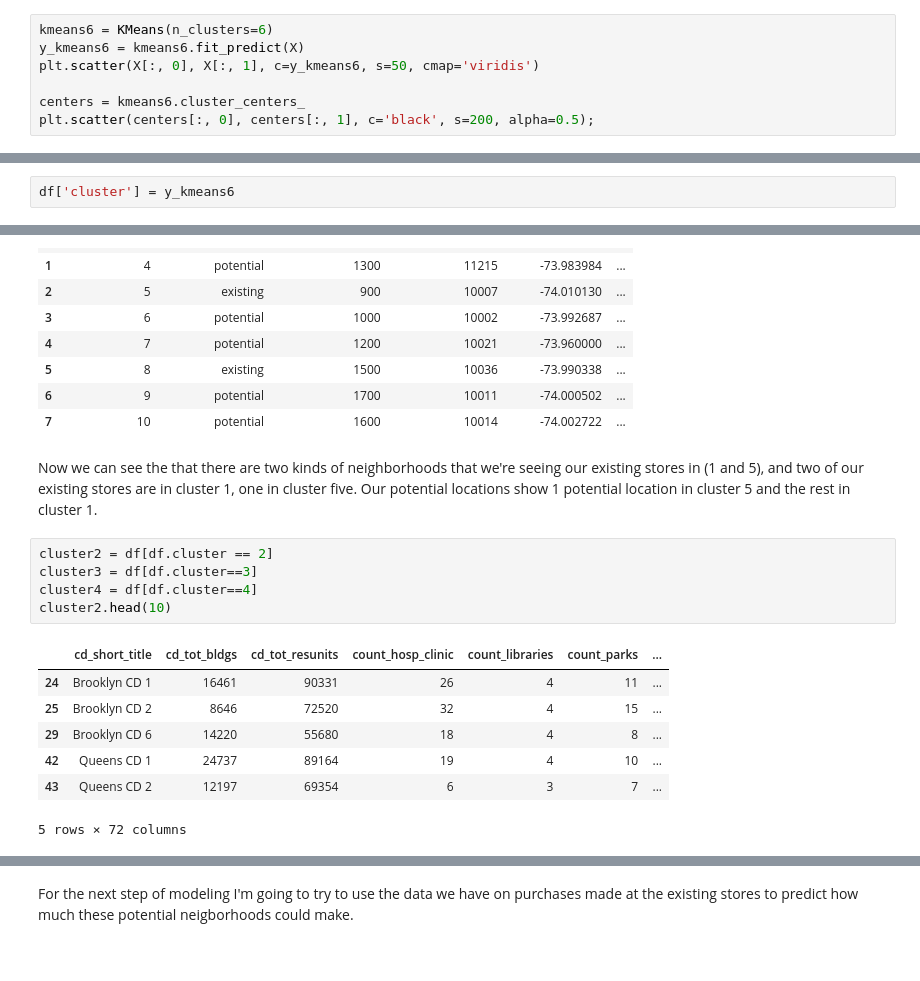
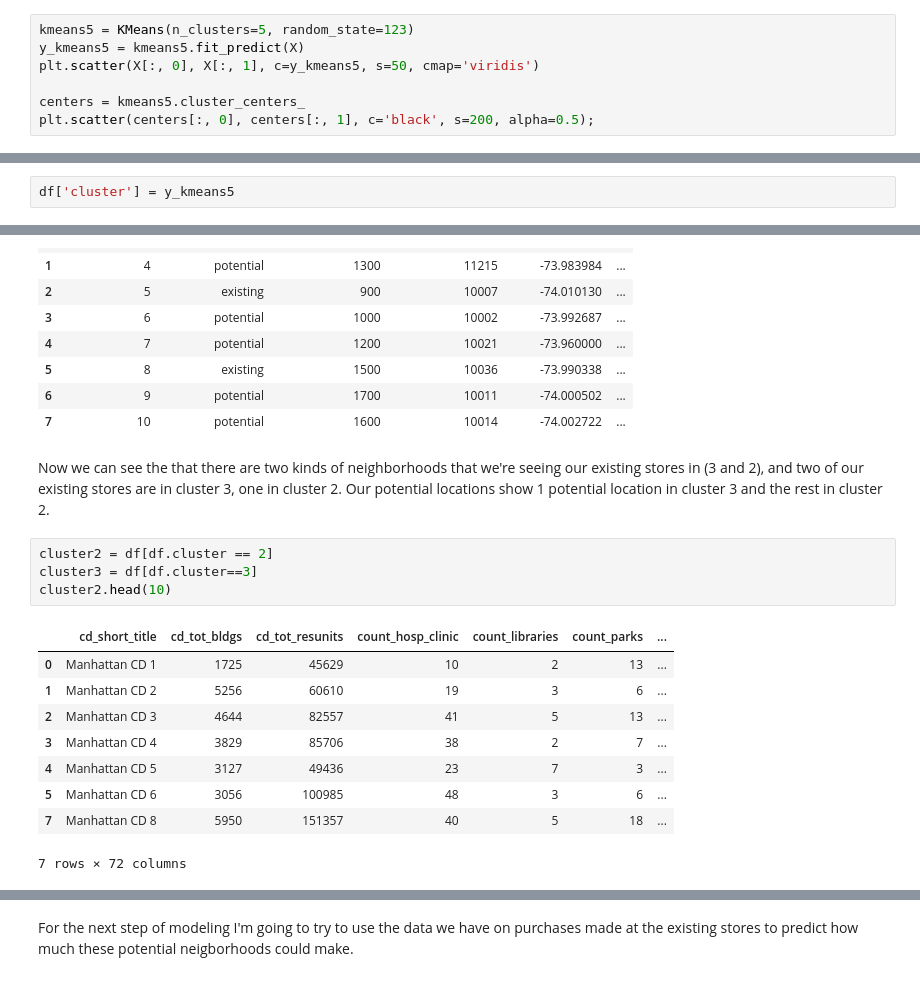
Before and after one commit to rayruzzo/Capstone-3---Beanie-Coffee, a Jupyter notebook: 4 & 5 Preprocessing & Modeling.ipynb, the cells around one changed output, grey strips where cells are left out. Cells and saved outputs as stored; diff of their text form.

```diff
--- a/4 & 5 Preprocessing & Modeling.ipynb
+++ b/4 & 5 Preprocessing & Modeling.ipynb
@@ -62,10 +62,10 @@ plt.show()
 # %% [output]
 [figure]
 # %%
-kmeans6 = KMeans(n_clusters=6)
-y_kmeans6 = kmeans6.fit_predict(X)
-plt.scatter(X[:, 0], X[:, 1], c=y_kmeans6, s=50, cmap='viridis')
+kmeans5 = KMeans(n_clusters=5, random_state=123)
+y_kmeans5 = kmeans5.fit_predict(X)
+plt.scatter(X[:, 0], X[:, 1], c=y_kmeans5, s=50, cmap='viridis')
 
-centers = kmeans6.cluster_centers_
+centers = kmeans5.cluster_centers_
 plt.scatter(centers[:, 0], centers[:, 1], c='black', s=200, alpha=0.5);
 # %% [output]
@@ -73,5 +73,5 @@ plt.scatter(centers[:, 0], centers[:, 1], c='black', s=200, alpha=0.5);
 # %%
-df['cluster'] = y_kmeans6
+df['cluster'] = y_kmeans5
 # %%
 df[['cd_short_title','cluster']].to_csv('basic_neighborhood_clusters')
 #saving this to display in tableau map for the report
@@ -98,20 +98,21 @@ df2.merge(df[['cd_short_title','cluster']], how="left", left_on='CD', right_on='
 | 6 | 9 | potential | 1700 | 10011 | -74.000502 | ... |
 | 7 | 10 | potential | 1600 | 10014 | -74.002722 | ... |
 # %% [markdown]
-Now we can see the that there are two kinds of neighborhoods that we're seeing our existing stores in (1 and 5), and two of our existing stores are in cluster 1, one in cluster five. Our potential locations show 1 potential location in cluster 5 and the rest in cluster 1.
+Now we can see the that there are two kinds of neighborhoods that we're seeing our existing stores in (3 and 2), and two of our existing stores are in cluster 3, one in cluster 2. Our potential locations show 1 potential location in cluster 3 and the rest in cluster 2.
 # %%
 cluster2 = df[df.cluster == 2]
 cluster3 = df[df.cluster==3]
-cluster4 = df[df.cluster==4]
 cluster2.head(10)
 # %% [output]
 |  | cd_short_title | cd_tot_bldgs | cd_tot_resunits | count_hosp_clinic | count_libraries | count_parks | ... |
-| 24 | Brooklyn CD 1 | 16461 | 90331 | 26 | 4 | 11 | ... |
-| 25 | Brooklyn CD 2 | 8646 | 72520 | 32 | 4 | 15 | ... |
-| 29 | Brooklyn CD 6 | 14220 | 55680 | 18 | 4 | 8 | ... |
-| 42 | Queens CD 1 | 24737 | 89164 | 19 | 4 | 10 | ... |
-| 43 | Queens CD 2 | 12197 | 69354 | 6 | 3 | 7 | ... |
+| 0 | Manhattan CD 1 | 1725 | 45629 | 10 | 2 | 13 | ... |
+| 1 | Manhattan CD 2 | 5256 | 60610 | 19 | 3 | 6 | ... |
+| 2 | Manhattan CD 3 | 4644 | 82557 | 41 | 5 | 13 | ... |
+| 3 | Manhattan CD 4 | 3829 | 85706 | 38 | 2 | 7 | ... |
+| 4 | Manhattan CD 5 | 3127 | 49436 | 23 | 7 | 3 | ... |
+| 5 | Manhattan CD 6 | 3056 | 100985 | 48 | 3 | 6 | ... |
+| 7 | Manhattan CD 8 | 5950 | 151357 | 40 | 5 | 18 | ... |
-5 rows × 72 columns
+7 rows × 72 columns
 # %%
 cluster3.head(10)
 # %% [output]
```
Also changed, not shown: parts of 71 cells of this notebook, 4 other files.
